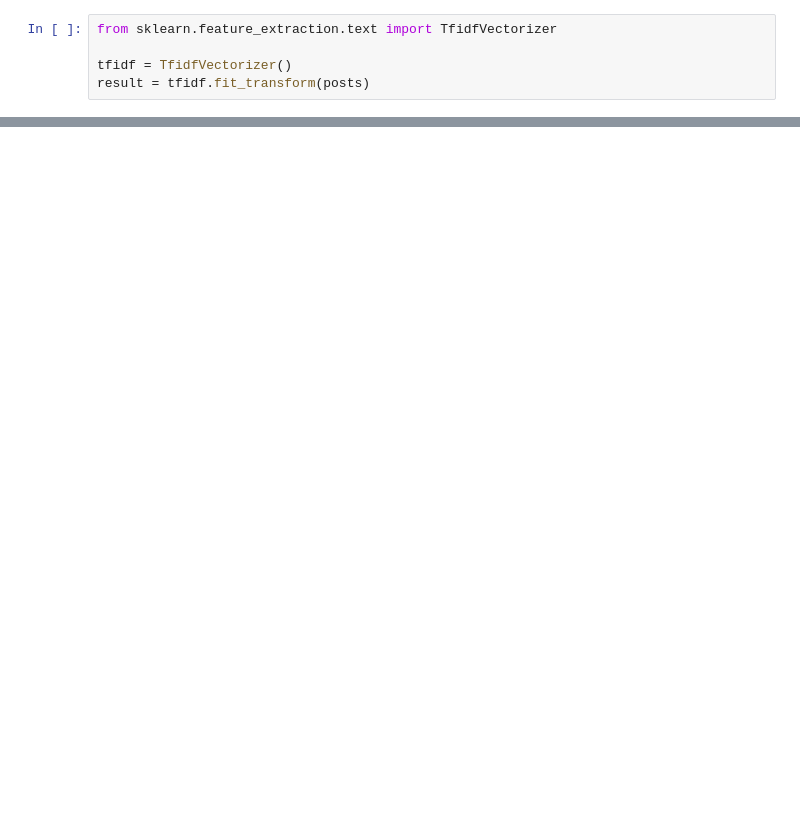
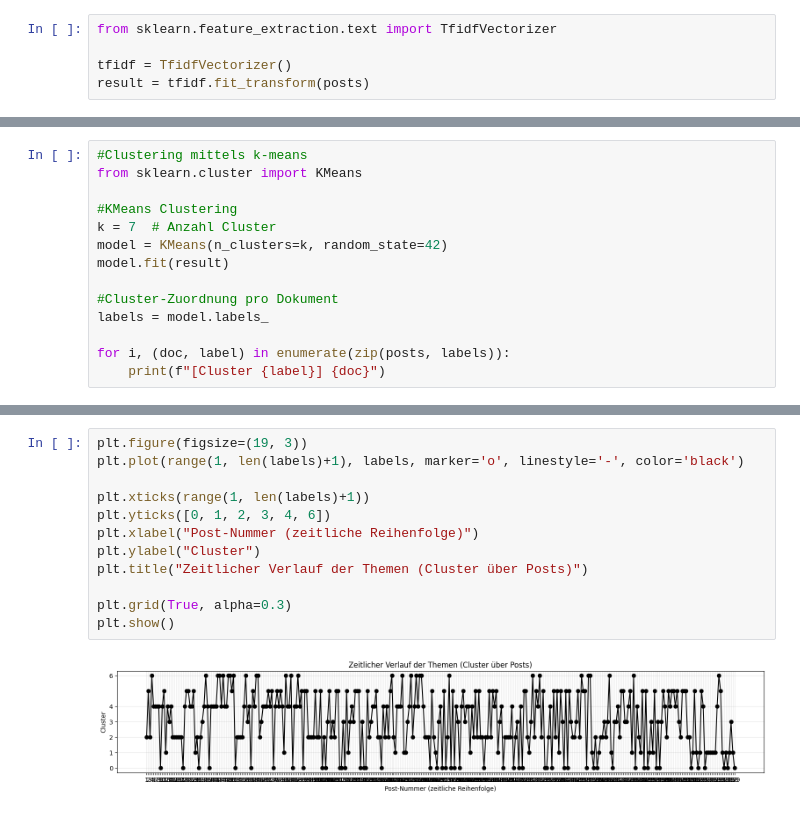
Before and after one commit to tc020/nlp-rpg-narratives, a Jupyter notebook: 0_tfidf_playground.ipynb, the cells around one changed output, grey strips where cells are left out. Saved outputs shown, nothing was run; the diff lists cells and outputs as text; blank space fills up the shorter version.

```diff
--- a/0_tfidf_playground.ipynb
+++ b/0_tfidf_playground.ipynb
@@ -157,0 +191,14 @@ print(df_cluster)
+# %%
+#Clustering mittels k-means
+from sklearn.cluster import KMeans
+
+#KMeans Clustering
+k = 7  # Anzahl Cluster
+model = KMeans(n_clusters=k, random_state=42)
+model.fit(result)
+
+#Cluster-Zuordnung pro Dokument
+labels = model.labels_
+
+for i, (doc, label) in enumerate(zip(posts, labels)):
+    print(f"[Cluster {label}] {doc}")
@@ -157,0 +279,14 @@ print(df_cluster)
+# %%
+plt.figure(figsize=(19, 3))
+plt.plot(range(1, len(labels)+1), labels, marker='o', linestyle='-', color='black')
+
+plt.xticks(range(1, len(labels)+1))
+plt.yticks([0, 1, 2, 3, 4, 6])
+plt.xlabel("Post-Nummer (zeitliche Reihenfolge)")
+plt.ylabel("Cluster")
+plt.title("Zeitlicher Verlauf der Themen (Cluster über Posts)")
+
+plt.grid(True, alpha=0.3)
+plt.show()
+# %% [output]
+[figure, added]
```
Also changed, not shown: parts of 19 cells of this notebook.
